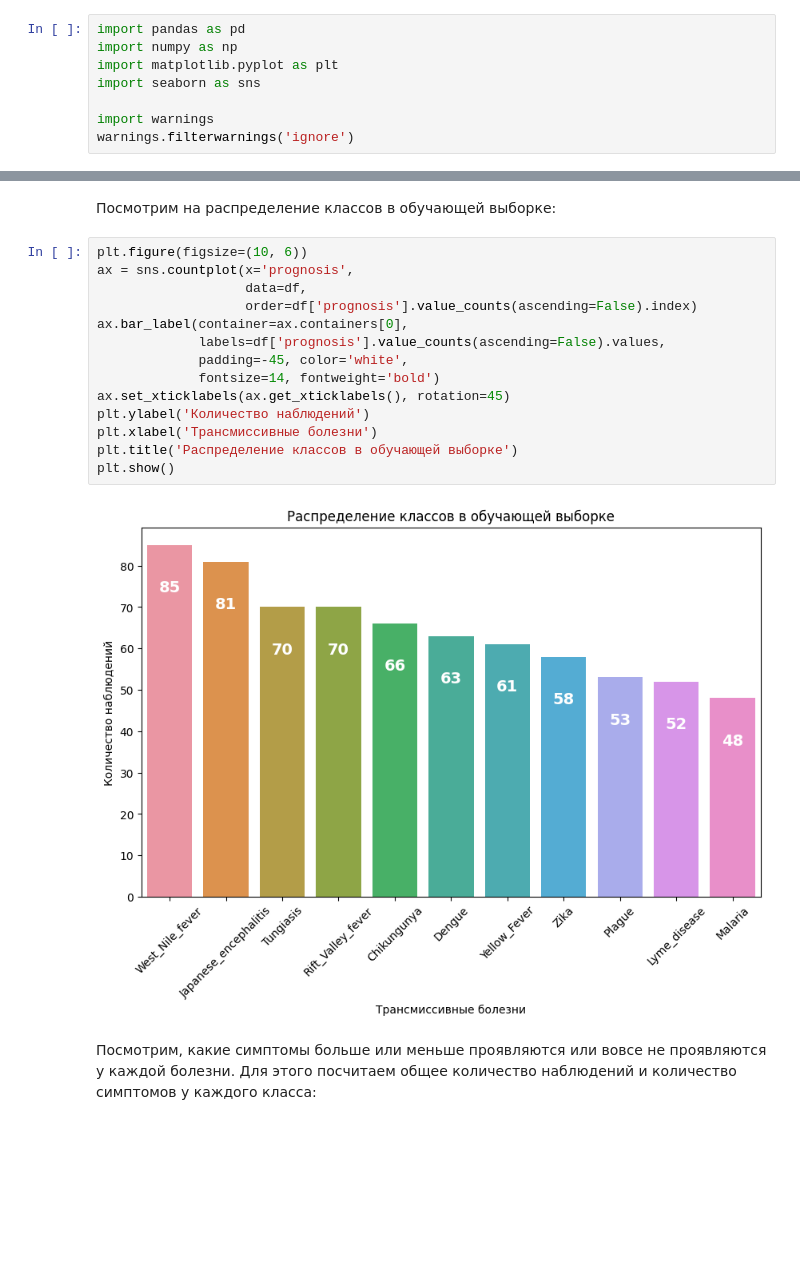
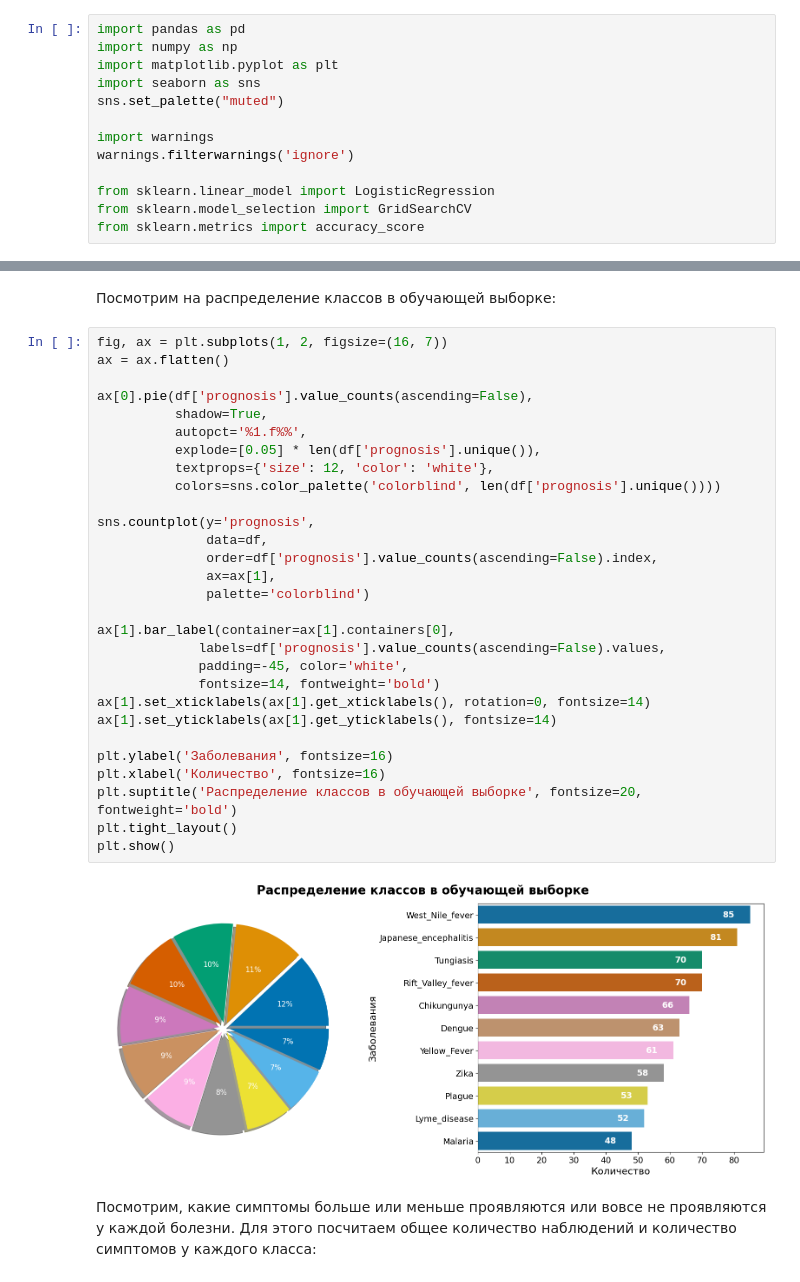
Before and after one commit to aleksandr-del/kaggle-competitions, a Jupyter notebook: season_3_episode_13.ipynb, the cells around one changed output, grey strips where cells are left out. Saved outputs shown, nothing was run; the diff lists cells and outputs as text; blank space fills up the shorter version.

```diff
--- a/season_3_episode_13.ipynb
+++ b/season_3_episode_13.ipynb
@@ -20,9 +20,14 @@ import pandas as pd
 import numpy as np
 import matplotlib.pyplot as plt
 import seaborn as sns
+sns.set_palette("muted")
 
 import warnings
 warnings.filterwarnings('ignore')
+
+from sklearn.linear_model import LogisticRegression
+from sklearn.model_selection import GridSearchCV
+from sklearn.metrics import accuracy_score
 # %% [markdown]
 Загрузим обучающую, тестовую выборки и шаблон файла для submission:
 # %%
@@ -140,21 +145,36 @@ for x in X:
 # %% [markdown]
 Посмотрим на распределение классов в обучающей выборке:
 # %%
-plt.figure(figsize=(10, 6))
-ax = sns.countplot(x='prognosis',
-                   data=df,
-                   order=df['prognosis'].value_counts(ascending=False).index)
-ax.bar_label(container=ax.containers[0],
+fig, ax = plt.subplots(1, 2, figsize=(16, 7))
+ax = ax.flatten()
+
+ax[0].pie(df['prognosis'].value_counts(ascending=False),
+          shadow=True,
+          autopct='%1.f%%',
+          explode=[0.05] * len(df['prognosis'].unique()),
+          textprops={'size': 12, 'color': 'white'},
+          colors=sns.color_palette('colorblind', len(df['prognosis'].unique())))
+
+sns.countplot(y='prognosis',
+              data=df,
+              order=df['prognosis'].value_counts(ascending=False).index,
+              ax=ax[1],
+              palette='colorblind')
+
+ax[1].bar_label(container=ax[1].containers[0],
              labels=df['prognosis'].value_counts(ascending=False).values,
              padding=-45, color='white',
              fontsize=14, fontweight='bold')
-ax.set_xticklabels(ax.get_xticklabels(), rotation=45)
-plt.ylabel('Количество наблюдений')
-plt.xlabel('Трансмиссивные болезни')
-plt.title('Распределение классов в обучающей выборке')
+ax[1].set_xticklabels(ax[1].get_xticklabels(), rotation=0, fontsize=14)
+ax[1].set_yticklabels(ax[1].get_yticklabels(), fontsize=14)
+
+plt.ylabel('Заболевания', fontsize=16)
+plt.xlabel('Количество', fontsize=16)
+plt.suptitle('Распределение классов в обучающей выборке', fontsize=20, fontweight='bold')
+plt.tight_layout()
 plt.show()
 # %% [output]
-[figure, old version]
+[figure, new version]
 # %% [markdown]
 Посмотрим, какие симптомы больше или меньше проявляются или вовсе не проявляются у каждой болезни. Для этого посчитаем общее количество наблюдений и количество симптомов у каждого класса:
 # %%
```
Also changed, not shown: parts of 3 cells of this notebook.
